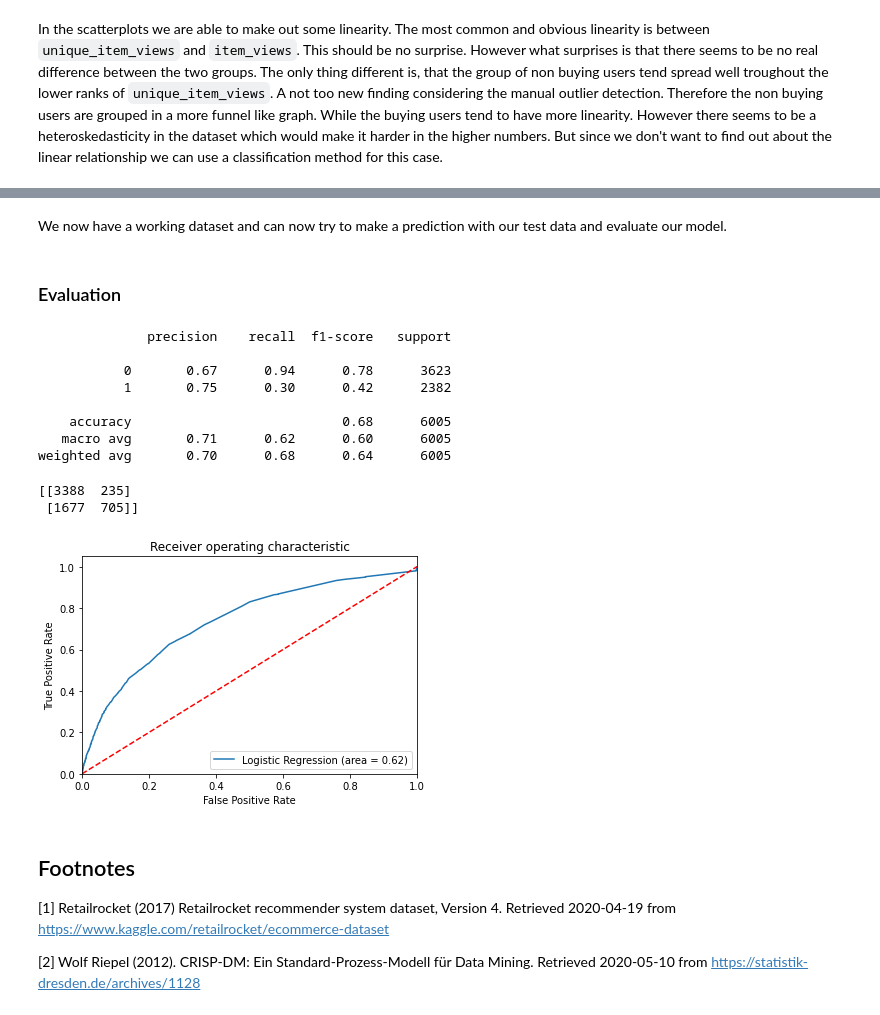
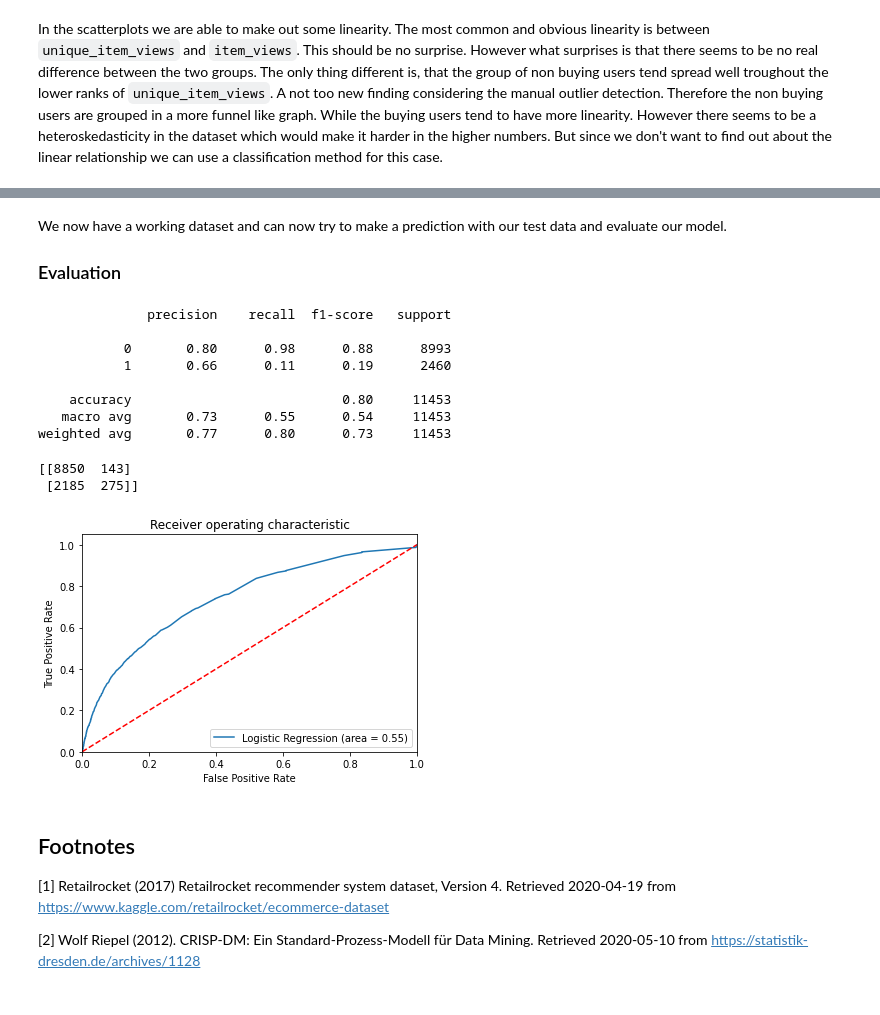
Before and after one commit to tinomerl/ecommerce-recommendation, a Jupyter notebook: ecommerce-user-behaviour.ipynb, the cells around one changed output, grey strips where cells are left out. Drawn from its saved outputs; the diff is of its cells as text; code cells hidden in the pictures.

Commit message:
model fitting

```diff
--- a/ecommerce-user-behaviour.ipynb
+++ b/ecommerce-user-behaviour.ipynb
@@ -579,0 +593,12 @@ modelDf.drop(dropRows, inplace=True)
+# %%
+dropRows = modelDf[modelDf["bought"] == 0].sample(frac=0.85).index.to_list()
+validationDf = modelDf[modelDf.index.isin(dropRows)].copy()
+modelDf.drop(dropRows, inplace=True)
+
+modelBought = modelDf[modelDf["bought"] == 1].shape[0]
+modelBoughtPerc = modelBought / modelDf.shape[0]
+modelNotBought = modelDf[modelDf["bought"] == 0].shape[0]
+modelNotBoughtPerc = modelNotBought / modelDf.shape[0]
+
+print(f"Buying Users: {modelBought} / {round(modelBoughtPerc * 100, 2)}%")
+print(f"Non Buying Users: {modelNotBought} / {round(modelNotBoughtPerc * 100, 2)}%")
@@ -590,41 +622,40 @@ X_train, X_test, y_train, y_test = train_test_split(
 lr_mod = LogisticRegression(multi_class="ovr").fit(X_train, y_train)
 # %% [markdown]
 We now have a working dataset and can now try to make a prediction with our test data and evaluate our model.
+### Evaluation<a class="anchor" id="eval"></a>
-# %% [markdown]
-### Evaluation<a class="anchor" id="eval"></a>
 # %%
 y_pred = lr_mod.predict(X_test)
 print(metrics.classification_report(y_test, y_pred))
 # %% [output]
               precision    recall  f1-score   support
 
-           0       0.67      0.94      0.78      3623
-           1       0.75      0.30      0.42      2382
+           0       0.80      0.98      0.88      8993
+           1       0.66      0.11      0.19      2460
 
-    accuracy                           0.68      6005
-   macro avg       0.71      0.62      0.60      6005
-weighted avg       0.70      0.68      0.64      6005
+    accuracy                           0.80     11453
+   macro avg       0.73      0.55      0.54     11453
+weighted avg       0.77      0.80      0.73     11453
 # %%
 print(metrics.confusion_matrix(y_test, y_pred))
 # %% [output]
-[[3388  235]
- [1677  705]]
+[[8850  143]
+ [2185  275]]
 # %%
 logit_roc_auc = metrics.roc_auc_score(y_test, y_pred)
 fpr, tpr, thresholds = metrics.roc_curve(y_test, lr_mod.predict_proba(X_test)[:, 1])
 plt.figure()
 plt.plot(fpr, tpr, label="Logistic Regression (area = %0.2f)" % logit_roc_auc)
 plt.plot([0, 1], [0, 1], "r--")
 plt.xlim([0.0, 1.0])
 plt.ylim([0.0, 1.05])
 plt.xlabel("False Positive Rate")
 plt.ylabel("True Positive Rate")
 plt.title("Receiver operating characteristic")
 plt.legend(loc="lower right")
 plt.savefig("Log_ROC")
-plt.show()
+plt.draw()
 # %% [output]
-[figure, old version]
+[figure, new version]
 # %% [markdown]
 ## Footnotes
 [1]<a class="anchor" id="kaggle_dataset"></a> Retailrocket (2017) Retailrocket recommender system dataset, Version 4. Retrieved 2020-04-19 from https://www.kaggle.com/retailrocket/ecommerce-dataset
```
Also changed, not shown: parts of 10 cells of this notebook.
